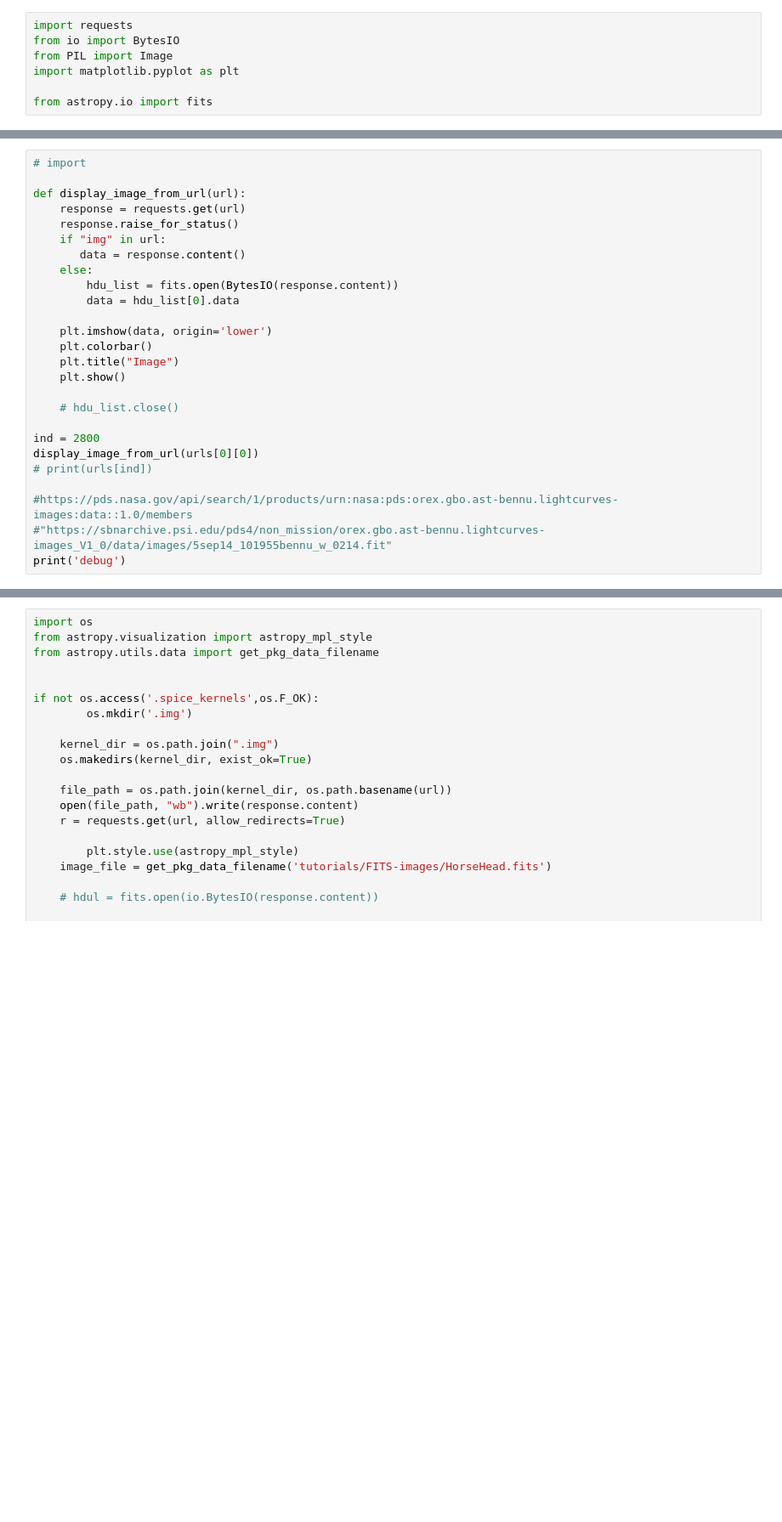
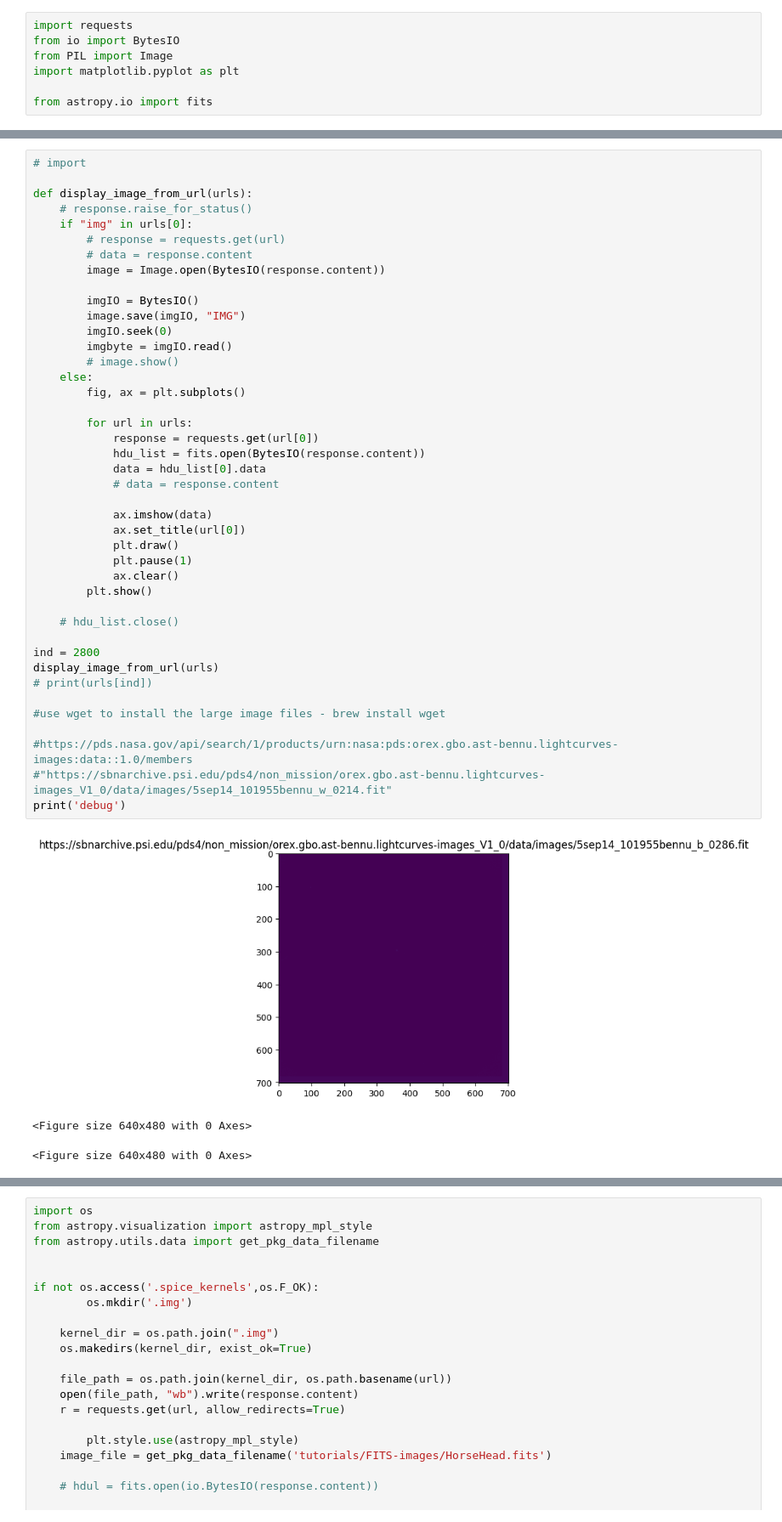
Before and after one commit to NASA-PDS/search-api-notebook, a Jupyter notebook: notebooks/geo/image_graber.ipynb, the cells around one changed output, grey strips where cells are left out. Shown at 85% size. Cells and saved outputs as stored; diff of their text form; blank space fills up the shorter version.

Commit message:
Added image looping to notebook

```diff
--- a/notebooks/geo/image_graber.ipynb
+++ b/notebooks/geo/image_graber.ipynb
@@ -33,26 +41,46 @@ KeyboardInterrupt:
 # %%
 # import
 
-def display_image_from_url(url):
-    response = requests.get(url)
-    response.raise_for_status()
-    if "img" in url:
-       data = response.content()
+def display_image_from_url(urls):
+    # response.raise_for_status()
+    if "img" in urls[0]:
+        # response = requests.get(url)
+        # data = response.content
+        image = Image.open(BytesIO(response.content))
+
+        imgIO = BytesIO()
+        image.save(imgIO, "IMG")
+        imgIO.seek(0)
+        imgbyte = imgIO.read()
+        # image.show()
     else:
-        hdu_list = fits.open(BytesIO(response.content))
-        data = hdu_list[0].data
+        fig, ax = plt.subplots()
 
-    plt.imshow(data, origin='lower')
-    plt.colorbar()
-    plt.title("Image")
-    plt.show()
+        for url in urls:
+            response = requests.get(url[0])
+            hdu_list = fits.open(BytesIO(response.content))
+            data = hdu_list[0].data
+            # data = response.content
+
+            ax.imshow(data)
+            ax.set_title(url[0])
+            plt.draw()
+            plt.pause(1)
+            ax.clear()
+        plt.show()
 
     # hdu_list.close()
 
 ind = 2800
-display_image_from_url(urls[0][0])
+display_image_from_url(urls)
 # print(urls[ind])
+
+#use wget to install the large image files - brew install wget
 
 #https://pds.nasa.gov/api/search/1/products/urn:nasa:pds:orex.gbo.ast-bennu.lightcurves-images:data::1.0/members
 #"https://sbnarchive.psi.edu/pds4/non_mission/orex.gbo.ast-bennu.lightcurves-images_V1_0/data/images/5sep14_101955bennu_w_0214.fit"
 print('debug')
+# %% [output]
+[figure, added]
+<Figure size 640x480 with 0 Axes>
+<Figure size 640x480 with 0 Axes>
```
Also changed, not shown: parts of 5 cells of this notebook.
